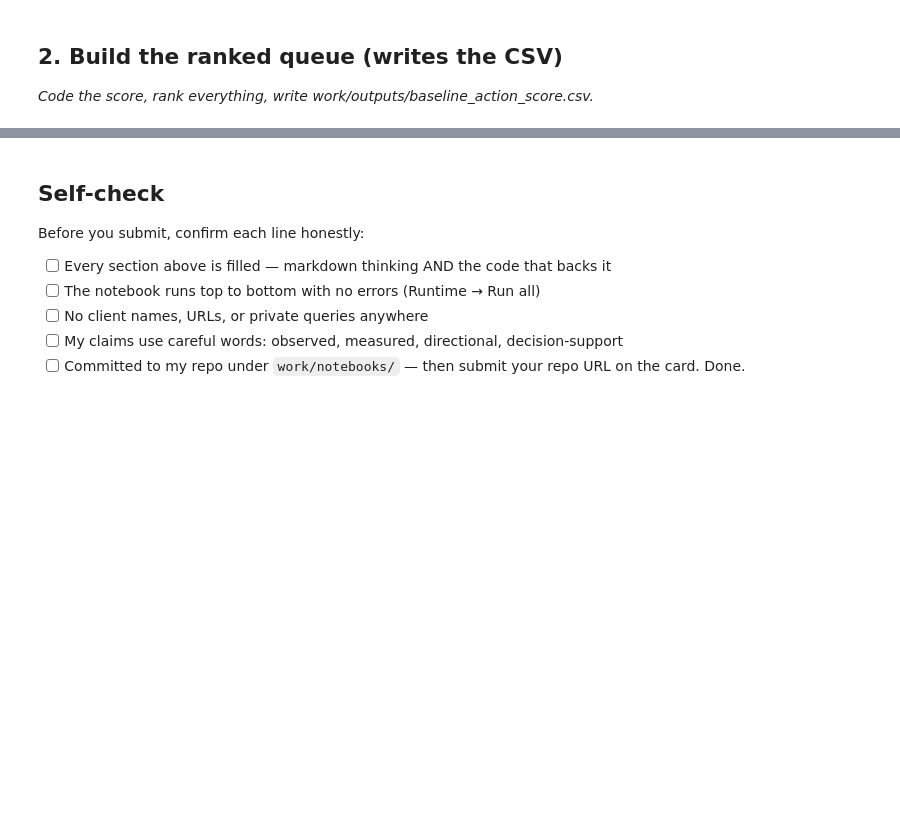
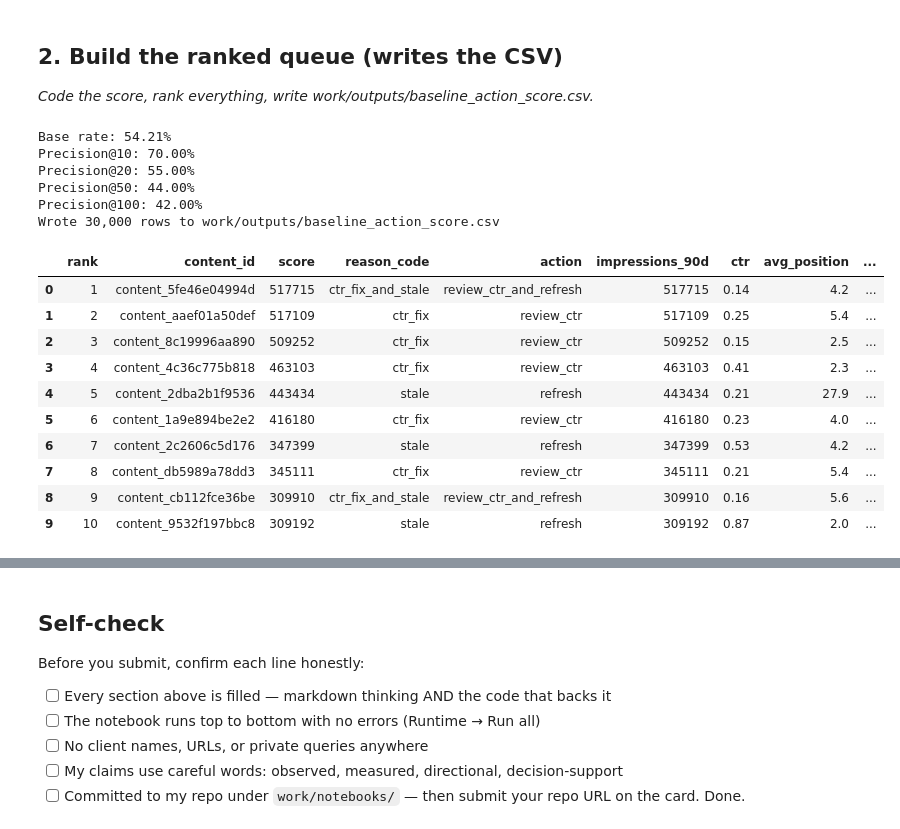
Before and after one commit to AgrimJain-quantum/internship-remote, a Jupyter notebook: work/notebooks/w04_baseline_score.ipynb, the cells around one changed output, grey strips where cells are left out. Saved outputs shown, nothing was run; the diff lists cells and outputs as text; code cells hidden in the pictures; blank space fills up the shorter version.

```diff
--- a/work/notebooks/w04_baseline_score.ipynb
+++ b/work/notebooks/w04_baseline_score.ipynb
@@ -23,3 +139,77 @@ This skeleton is yours to fill. Work the sections **in order** — each one has
+# %%
+from pathlib import Path
+
+out_candidates = [Path("work/outputs"), Path("../../work/outputs")]
+out_dir = next((p for p in out_candidates if p.exists() or p.parent.exists()), Path("work/outputs"))
+out_dir.mkdir(parents=True, exist_ok=True)
+out_dir.mkdir(parents=True, exist_ok=True)
+
+# Transparent, unfitted score: trigger × 90-day impressions.
+df["ctr_fix_signal"] = ctr_fix.astype(int)
+df["stale_signal"] = stale.astype(int)
+df["score"] = ((ctr_fix | stale).astype(int) * df["impressions_90d"])
+
+def make_reason(row):
+    if row["ctr_fix_signal"] and row["stale_signal"]:
+        return "ctr_fix_and_stale"
+    if row["ctr_fix_signal"]:
+        return "ctr_fix"
+    if row["stale_signal"]:
+        return "stale"
+    return "no_action"
+
+def make_action(row):
+    if row["ctr_fix_signal"] and row["stale_signal"]:
+        return "review_ctr_and_refresh"
+    if row["ctr_fix_signal"]:
+        return "review_ctr"
+    if row["stale_signal"]:
+        return "refresh"
+    return "no_action"
+
+df["reason_code"] = df.apply(make_reason, axis=1)
+df["action"] = df.apply(make_action, axis=1)
+df["_audit_label"] = audit_label
+
+ranked = df.sort_values(
+    ["score", "impressions_90d", "content_id"],
+    ascending=[False, False, True]
+).reset_index(drop=True)
+ranked["rank"] = np.arange(1, len(ranked)+1)
+
+def precision_at_k(scores, labels, k):
+    order = np.argsort(-np.asarray(scores))
+    return np.asarray(labels)[order[:k]].mean()
+
+print(f"Base rate: {ranked['_audit_label'].mean():.2%}")
+for k in [10, 20, 50, 100]:
+    print(f"Precision@{k}: {precision_at_k(ranked['score'], ranked['_audit_label'], k):.2%}")
+
+queue_cols = [
+    "rank", "content_id", "score", "reason_code", "action",
+    "impressions_90d", "ctr", "avg_position", "days_since_last_update"
+]
+ranked[queue_cols].to_csv(out_dir/"baseline_action_score.csv", index=False)
+print(f"Wrote {len(ranked):,} rows to work/outputs/baseline_action_score.csv")
+display(ranked[queue_cols].head(10))
+# %% [output]
+Base rate: 54.21%
+Precision@10: 70.00%
+Precision@20: 55.00%
+Precision@50: 44.00%
+Precision@100: 42.00%
+Wrote 30,000 rows to work/outputs/baseline_action_score.csv
+|  | rank | content_id | score | reason_code | action | impressions_90d | ctr | avg_position | ... |
+| 0 | 1 | content_5fe46e04994d | 517715 | ctr_fix_and_stale | review_ctr_and_refresh | 517715 | 0.14 | 4.2 | ... |
+| 1 | 2 | content_aaef01a50def | 517109 | ctr_fix | review_ctr | 517109 | 0.25 | 5.4 | ... |
+| 2 | 3 | content_8c19996aa890 | 509252 | ctr_fix | review_ctr | 509252 | 0.15 | 2.5 | ... |
+| 3 | 4 | content_4c36c775b818 | 463103 | ctr_fix | review_ctr | 463103 | 0.41 | 2.3 | ... |
+| 4 | 5 | content_2dba2b1f9536 | 443434 | stale | refresh | 443434 | 0.21 | 27.9 | ... |
+| 5 | 6 | content_1a9e894be2e2 | 416180 | ctr_fix | review_ctr | 416180 | 0.23 | 4.0 | ... |
+| 6 | 7 | content_2c2606c5d176 | 347399 | stale | refresh | 347399 | 0.53 | 4.2 | ... |
+| 7 | 8 | content_db5989a78dd3 | 345111 | ctr_fix | review_ctr | 345111 | 0.21 | 5.4 | ... |
+| 8 | 9 | content_cb112fce36be | 309910 | ctr_fix_and_stale | review_ctr_and_refresh | 309910 | 0.16 | 5.6 | ... |
+| 9 | 10 | content_9532f197bbc8 | 309192 | stale | refresh | 309192 | 0.87 | 2.0 | ... |
 # %% [markdown]
 ## 3. Top-20 review
 
```
Also changed, not shown: parts of 18 cells of this notebook.
